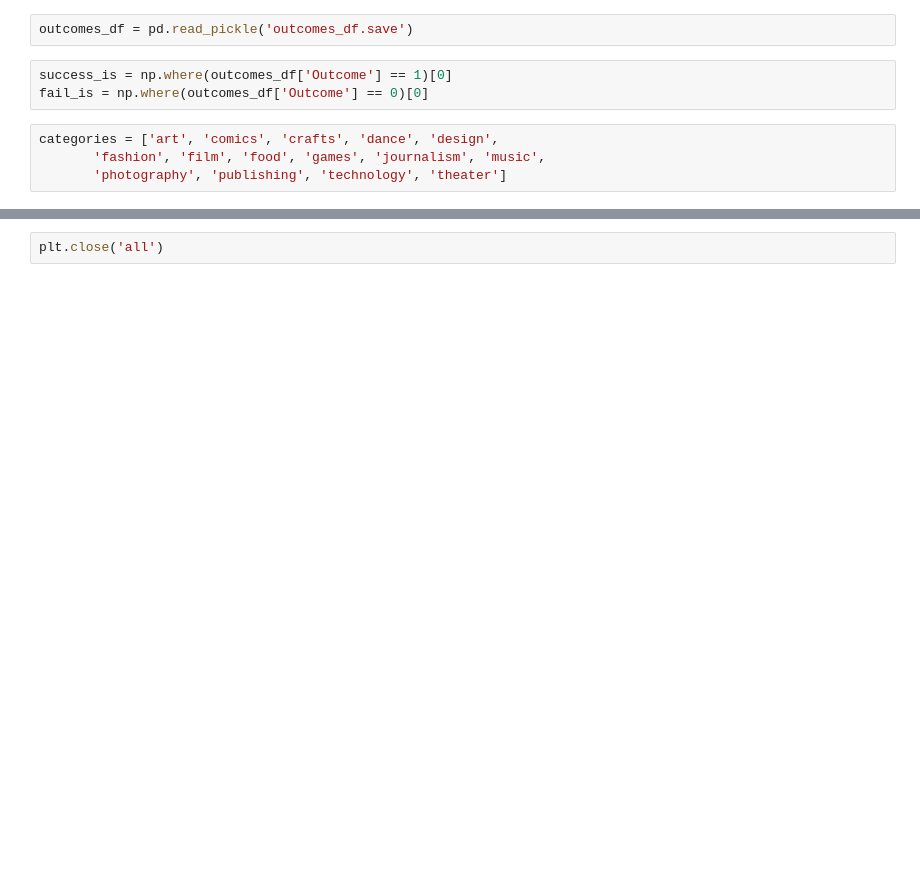
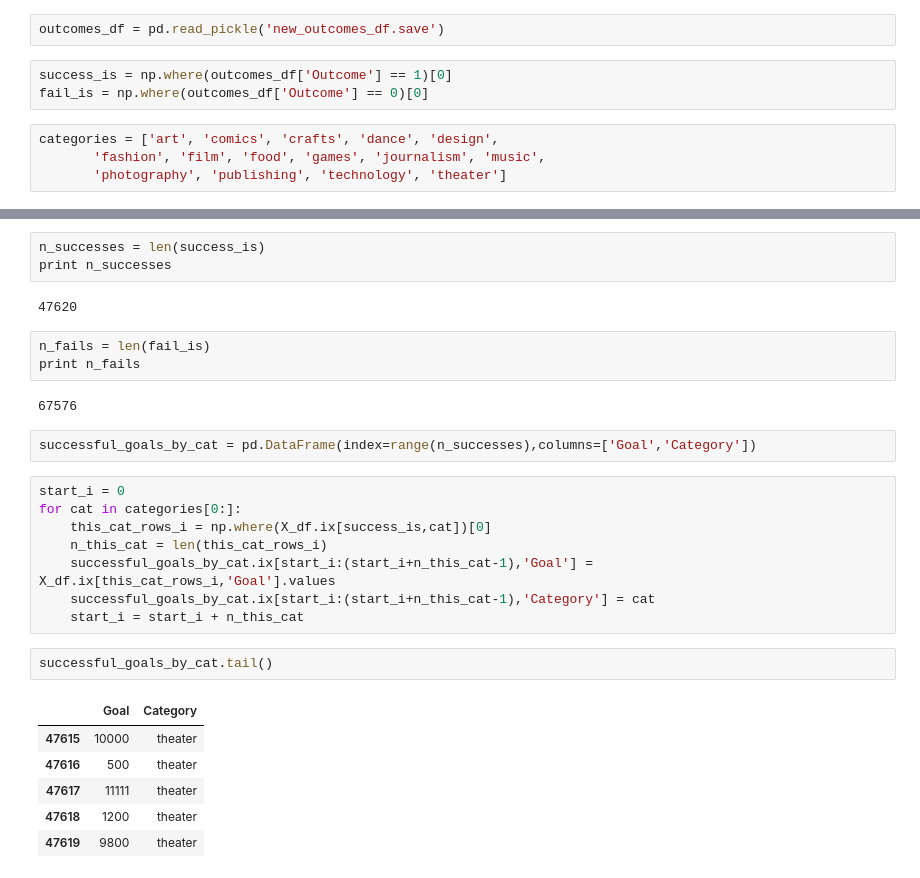
Before and after one commit to jkfitzg/kickstarter, a Jupyter notebook: 2015_06_29 goals x success or fail x category.ipynb, the cells around one changed output, grey strips where cells are left out. Drawn from its saved outputs; the diff is of its cells as text; blank space fills up the shorter version.

```diff
--- a/2015_06_29 goals x success or fail x category.ipynb
+++ b/2015_06_29 goals x success or fail x category.ipynb
@@ -24,5 +24,5 @@ X_df = pd.read_pickle('X_df.save')
 # %%
-outcomes_df = pd.read_pickle('outcomes_df.save')
+outcomes_df = pd.read_pickle('new_outcomes_df.save')
 # %%
 success_is = np.where(outcomes_df['Outcome'] == 1)[0]
 fail_is = np.where(outcomes_df['Outcome'] == 0)[0]
@@ -64,2 +33,29 @@ plt.draw()
-# %%
-plt.close('all')
+# %%
+n_successes = len(success_is)
+print n_successes
+# %% [output]
+47620
+# %%
+n_fails = len(fail_is)
+print n_fails
+# %% [output]
+67576
+# %%
+successful_goals_by_cat = pd.DataFrame(index=range(n_successes),columns=['Goal','Category'])
+# %%
+start_i = 0
+for cat in categories[0:]:
+    this_cat_rows_i = np.where(X_df.ix[success_is,cat])[0]
+    n_this_cat = len(this_cat_rows_i)
+    successful_goals_by_cat.ix[start_i:(start_i+n_this_cat-1),'Goal'] = X_df.ix[this_cat_rows_i,'Goal'].values
+    successful_goals_by_cat.ix[start_i:(start_i+n_this_cat-1),'Category'] = cat
+    start_i = start_i + n_this_cat
+# %%
+successful_goals_by_cat.tail()
+# %% [output]
+|  | Goal | Category |
+| 47615 | 10000 | theater |
+| 47616 | 500 | theater |
+| 47617 | 11111 | theater |
+| 47618 | 1200 | theater |
+| 47619 | 9800 | theater |
```
Also changed, not shown: parts of 10 cells of this notebook, 6 other files.
